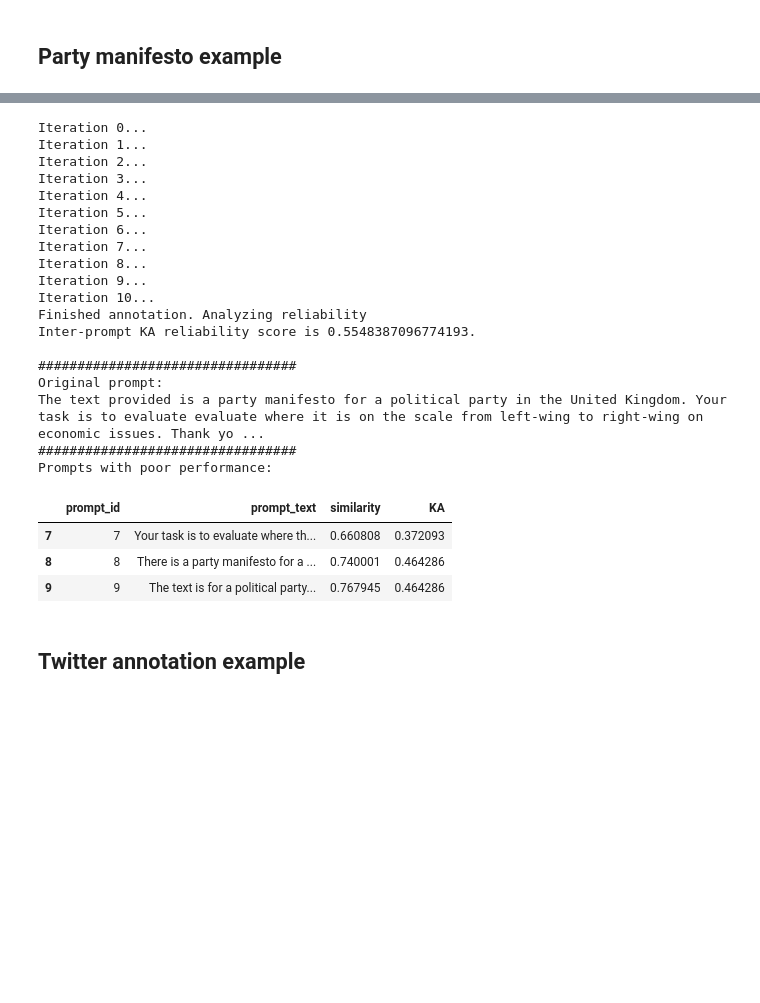
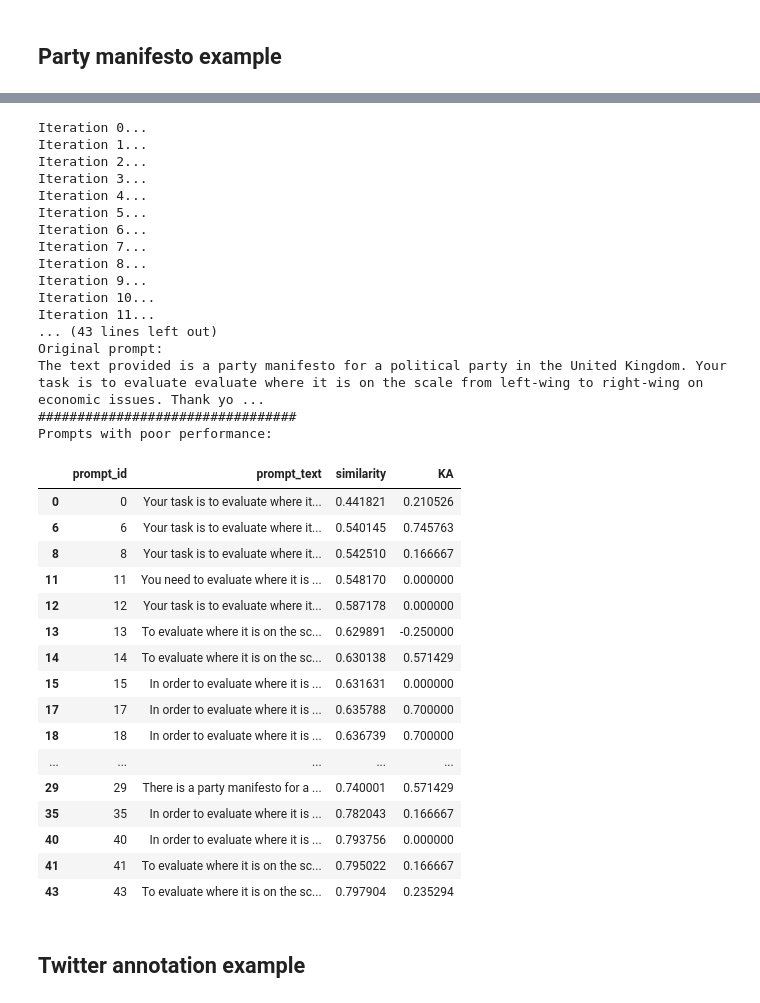
Before and after one commit to cjbarrie/promptstability, a Jupyter notebook: notebooks/manisfestos_class.ipynb, the cells around one changed output, grey strips where cells are left out. Drawn from its saved outputs; the diff is of its cells as text; code cells hidden in the pictures; blank space fills up the shorter version.

```diff
--- a/notebooks/manisfestos_class.ipynb
+++ b/notebooks/manisfestos_class.ipynb
@@ -158,7 +176,7 @@ class PromptStabilityAnalysis:
         return util.pytorch_cos_sim(emb1, emb2)
 
     # Uses Pegasus to paraphrase a sentence
-    def __paraphrase_sentence(self, input_text, num_return_sequences=10, num_beams=10, temperature=1.5):
+    def __paraphrase_sentence(self, input_text, num_return_sequences=10, num_beams=50, temperature=1.5):
         batch = self.tokenizer([input_text],truncation=True,padding='longest',max_length=60, return_tensors="pt").to(self.torch_device)
         translated = self.model.generate(**batch,max_length=60,num_beams=num_beams, num_return_sequences=num_return_sequences, temperature=temperature)
         tgt_text = self.tokenizer.batch_decode(translated, skip_special_tokens=True)
@@ -471,5 +490,5 @@ texts = [text[:MAX_TOKENS] for text in df_small['content'].values]
 prompt = 'The text provided is a party manifesto for a political party in the United Kingdom. Your task is to evaluate evaluate where it is on the scale from left-wing to right-wing on economic issues. Thank you!'
 prompt_postfix = '[Respond with a number from 1 to 10. 1 corresponds to most left-wing. 10 corresponds to most right-wing. Your answer should only consist of this number and nothing else.]'
 
-psa = PromptStabilityAnalysis(llm, texts,parse_function=lambda x: float(x), metric_fn = simpledorff.metrics.interval_metric)
+psa = PromptStabilityAnalysis(llm, texts,parse_function=lambda x: float(x.strip("'")), metric_fn = simpledorff.metrics.interval_metric)
 # %% [output]
@@ -504,5 +523,5 @@ Within-prompt KA reliability score for 20 repetitions is 0.9540858725761773
 # %%
 # Test inter-prompt reliability
-KA2,annotated_data,rel_vs_sim, poor_prompts = psa.interprompt_stochasticity(prompt, prompt_postfix, nr_variations=10)
+KA2,annotated_data,rel_vs_sim, poor_prompts = psa.interprompt_stochasticity(prompt, prompt_postfix, nr_variations=50)
 # %% [output]
 |  | similarity | phrase | original |
@@ -519,24 +543,35 @@ KA2,annotated_data,rel_vs_sim, poor_prompts = psa.interprompt_stochasticity(prom
 | 0 | 1.000000 | The text provided is a party mani... | True |
 Iteration 0...
 Iteration 1...
 Iteration 2...
 Iteration 3...
 Iteration 4...
 Iteration 5...
 Iteration 6...
 Iteration 7...
 Iteration 8...
 Iteration 9...
 Iteration 10...
-Finished annotation. Analyzing reliability
-Inter-prompt KA reliability score is 0.5548387096774193.
-
-#################################
+Iteration 11...
+... (43 lines left out)
 Original prompt:
 The text provided is a party manifesto for a political party in the United Kingdom. Your task is to evaluate evaluate where it is on the scale from left-wing to right-wing on economic issues. Thank yo ...
 #################################
 Prompts with poor performance:
 |  | prompt_id | prompt_text | similarity | KA |
-| 7 | 7 | Your task is to evaluate where th... | 0.660808 | 0.372093 |
-| 8 | 8 | There is a party manifesto for a ... | 0.740001 | 0.464286 |
-| 9 | 9 | The text is for a political party... | 0.767945 | 0.464286 |
+| 0 | 0 | Your task is to evaluate where it... | 0.441821 | 0.210526 |
+| 6 | 6 | Your task is to evaluate where it... | 0.540145 | 0.745763 |
+| 8 | 8 | Your task is to evaluate where it... | 0.542510 | 0.166667 |
+| 11 | 11 | You need to evaluate where it is ... | 0.548170 | 0.000000 |
+| 12 | 12 | Your task is to evaluate where it... | 0.587178 | 0.000000 |
+| 13 | 13 | To evaluate where it is on the sc... | 0.629891 | -0.250000 |
+| 14 | 14 | To evaluate where it is on the sc... | 0.630138 | 0.571429 |
+| 15 | 15 | In order to evaluate where it is ... | 0.631631 | 0.000000 |
+| 17 | 17 | In order to evaluate where it is ... | 0.635788 | 0.700000 |
+| 18 | 18 | In order to evaluate where it is ... | 0.636739 | 0.700000 |
+| ... | ... | ... | ... | ... |
+| 29 | 29 | There is a party manifesto for a ... | 0.740001 | 0.571429 |
+| 35 | 35 | In order to evaluate where it is ... | 0.782043 | 0.166667 |
+| 40 | 40 | In order to evaluate where it is ... | 0.793756 | 0.000000 |
+| 41 | 41 | To evaluate where it is on the sc... | 0.795022 | 0.166667 |
+| 43 | 43 | To evaluate where it is on the sc... | 0.797904 | 0.235294 |
```
Also changed, not shown: parts of 13 cells of this notebook.
